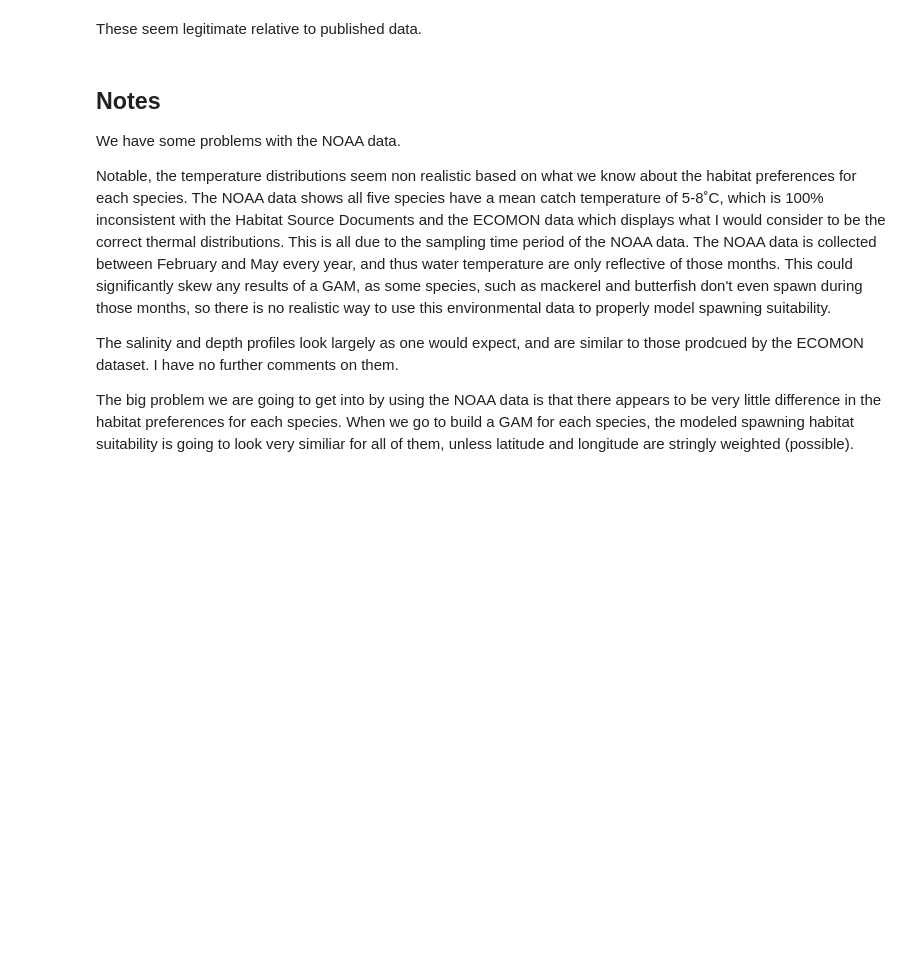
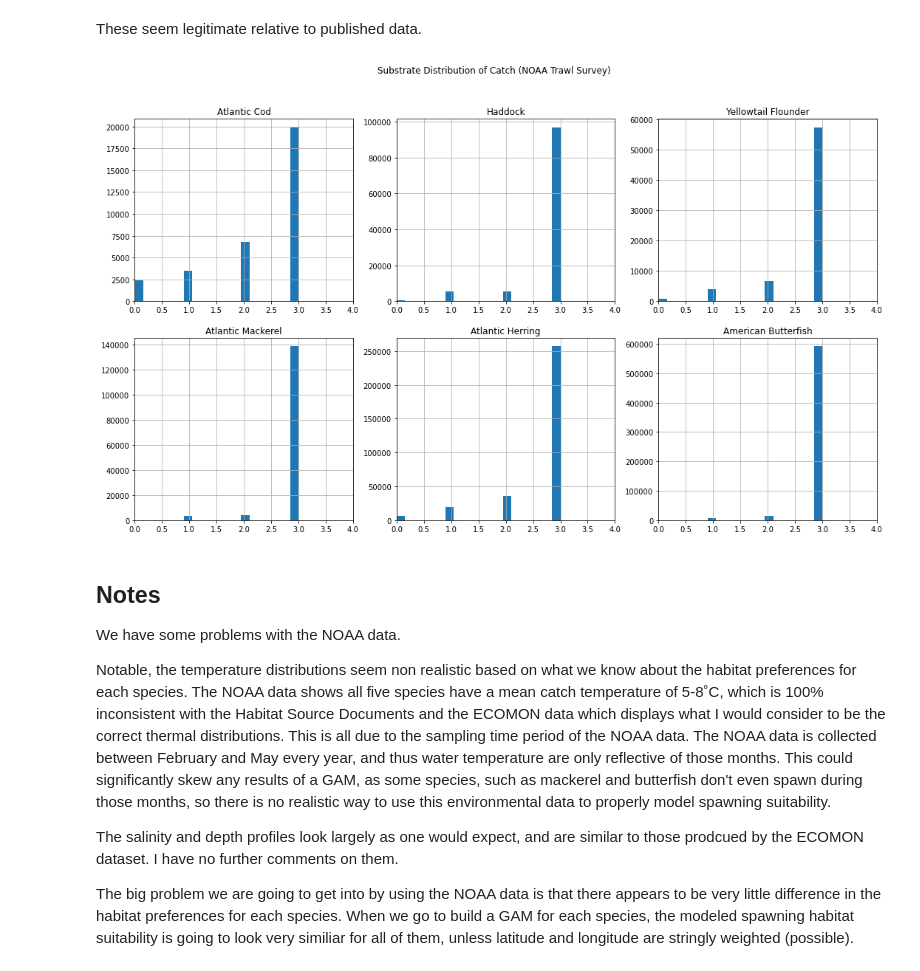
Before and after one commit to Ovec8hkin/larval-dispersal-modeling, a Jupyter notebook: analyses/catch-data-eda.ipynb, the cells around one changed output. Drawn from its saved outputs; the diff is of its cells as text; code cells hidden in the pictures; blank space fills up the shorter version.

```diff
--- a/analyses/catch-data-eda.ipynb
+++ b/analyses/catch-data-eda.ipynb
@@ -300,3 +365,13 @@ noaa_trawl_data
 | 201902085300020031 | Ariomma melanum (brown driftfish) | 1.0 | 298.0 | 34.856645 | -75.381743 | NaN | NaN | ... |
 | 201902085300020031 | Trash | 0.0 | 298.0 | 34.856645 | -75.381743 | NaN | NaN | ... |
 247186 rows × 11 columns
+# %%
+def get_substrate_at_coord(row):
+    lat, lon = row['DECDEG_BEGLAT'], row['DECDEG_BEGLON']
+
+    dist, idx = coord_tree.query([lon, lat])
+    substrate = sub[idx].astype(int)
+    return substrate
+
+noaa_trawl_data['BOTTSUB'] = noaa_trawl_data.apply(lambda r: get_substrate_at_coord(r), axis=1)
+noaa_trawl_data
@@ -411,6 +501,23 @@ plt.savefig(filename, dpi=300)
 [figure]
 # %% [markdown]
 These seem legitimate relative to published data.
+# %%
+fig, ax = plt.subplots(2, 3, figsize=(18, 10))
+
+axes = ax.ravel()
+
+for s, a in zip(ecomon_species_headings.keys(), axes):
+    depths = weighted_histogram(s, "BOTTSUB")
+    depths.hist(bins=20, ax=a)
+    a.set_title("{}".format(s))
+    a.set_xlim((0, 4))
+
+fig.suptitle("Substrate Distribution of Catch (NOAA Trawl Survey)")
+
+filename = "../figs/env-params-dist/noaa-survey-substrate-dist.jpg"
+plt.savefig(filename, dpi=300)
+# %% [output]
+[figure, added]
 # %% [markdown]
 ## Notes
 
```
Also changed, not shown: parts of 27 cells of this notebook, 14 other files.
